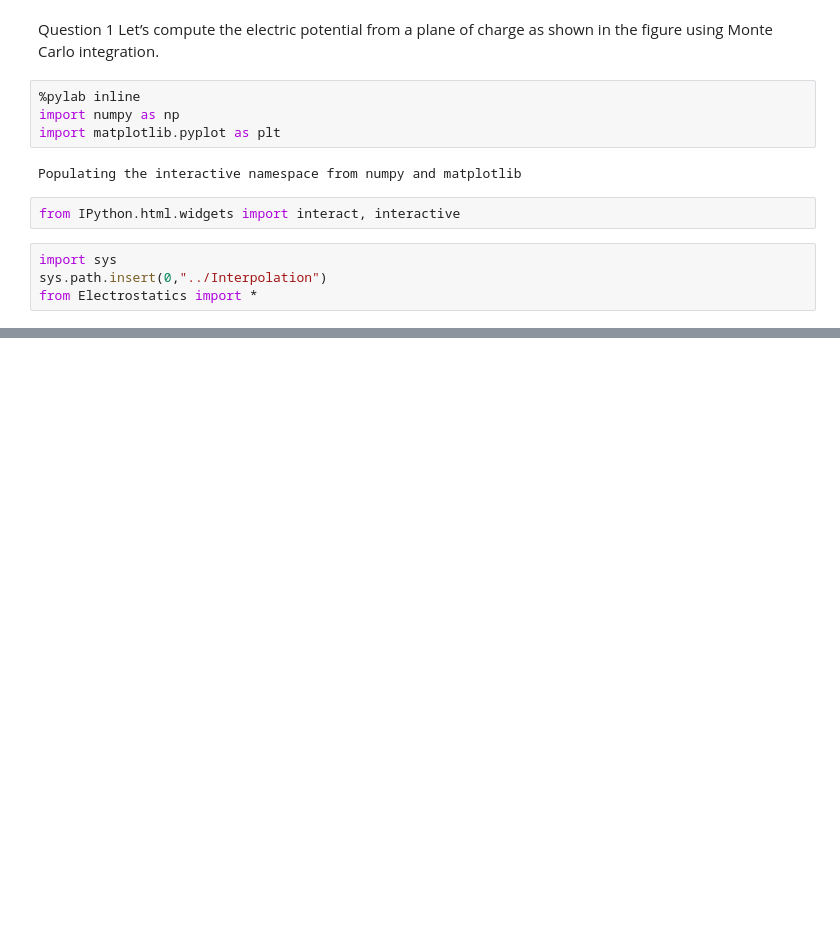
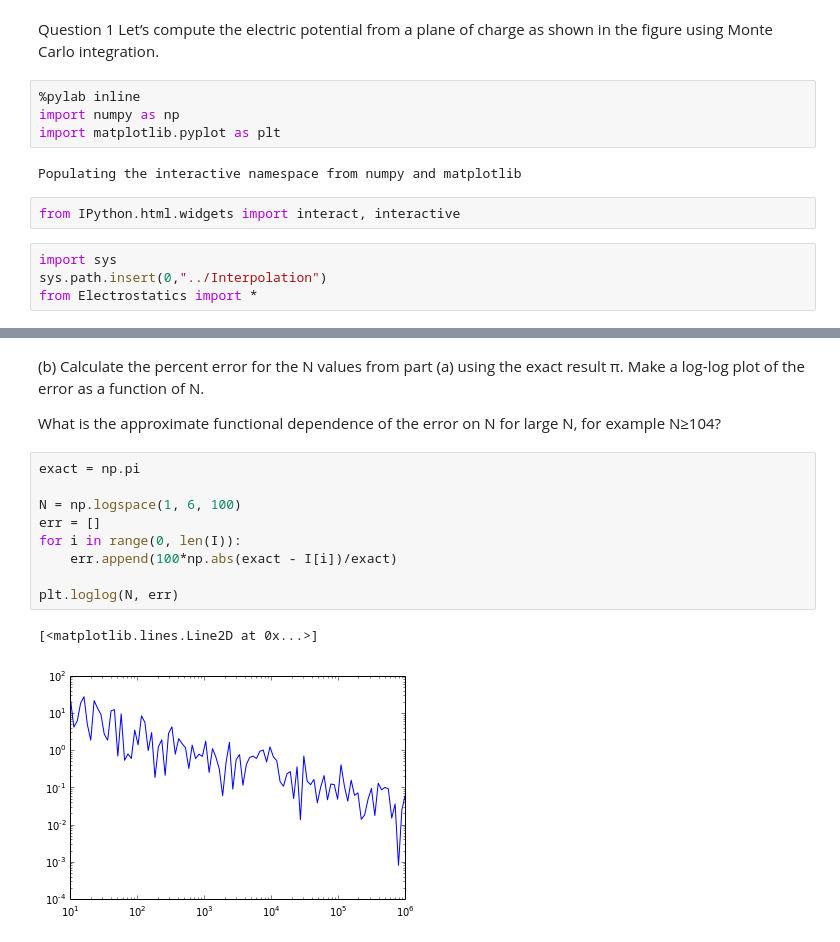
Before and after one commit to mkourjan/PHYS202-S14, a Jupyter notebook: MCIntegration/MCIntegrationExercises.ipynb, the cells around one changed output, grey strips where cells are left out. Saved outputs shown, nothing was run; the diff lists cells and outputs as text; blank space fills up the shorter version.

```diff
--- a/MCIntegration/MCIntegrationExercises.ipynb
+++ b/MCIntegration/MCIntegrationExercises.ipynb
@@ -65,0 +139,16 @@ IOError: [Errno 2] No such file or directory: 'Interpolation'
+# %% [markdown]
+(b) Calculate the percent error for the N values from part (a) using the exact result π. Make a log-log plot of the error as a function of N.
+
+What is the approximate functional dependence of the error on N for large N, for example N≥104?
+# %%
+exact = np.pi
+
+N = np.logspace(1, 6, 100)
+err = []
+for i in range(0, len(I)):
+    err.append(100*np.abs(exact - I[i])/exact)
+
+plt.loglog(N, err)
+# %% [output]
+[<matplotlib.lines.Line2D at 0x...>]
+[figure, added]
```
Also changed, not shown: parts of 11 cells of this notebook, 4 other files.
